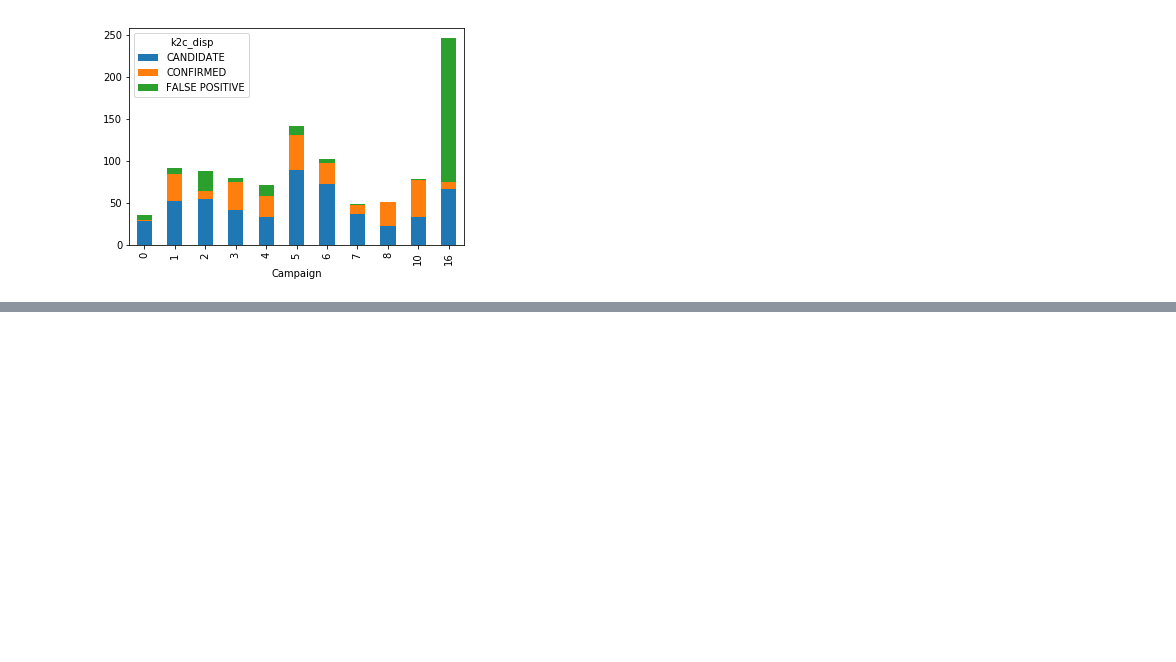
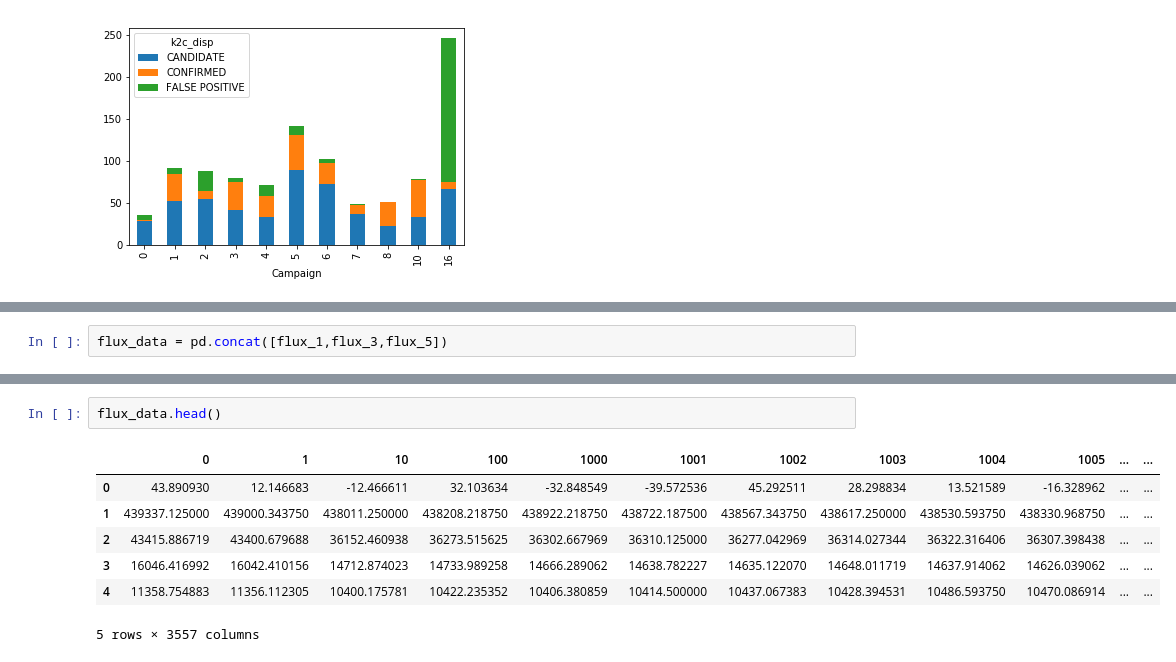
Before and after one commit to alexkapele/exoplanet-exploration, a Jupyter notebook: exoplanet_exploration.ipynb, the cells around one changed output, grey strips where cells are left out. Drawn from its saved outputs; the diff is of its cells as text; blank space fills up the shorter version.

```diff
--- a/exoplanet_exploration.ipynb
+++ b/exoplanet_exploration.ipynb
@@ -248,0 +284,2 @@ flux_len_3 = flux_3.loc[labels_3.index[labels_3['label']==1]].count(axis=1)
+# %%
+flux_data = pd.concat([flux_1,flux_3,flux_5])
@@ -253,0 +299,10 @@ plt.show()
+# %%
+flux_data.head()
+# %% [output]
+|  | 0 | 1 | 10 | 100 | 1000 | 1001 | 1002 | 1003 | 1004 | 1005 | ... | ... |
+| 0 | 43.890930 | 12.146683 | -12.466611 | 32.103634 | -32.848549 | -39.572536 | 45.292511 | 28.298834 | 13.521589 | -16.328962 | ... | ... |
+| 1 | 439337.125000 | 439000.343750 | 438011.250000 | 438208.218750 | 438922.218750 | 438722.187500 | 438567.343750 | 438617.250000 | 438530.593750 | 438330.968750 | ... | ... |
+| 2 | 43415.886719 | 43400.679688 | 36152.460938 | 36273.515625 | 36302.667969 | 36310.125000 | 36277.042969 | 36314.027344 | 36322.316406 | 36307.398438 | ... | ... |
+| 3 | 16046.416992 | 16042.410156 | 14712.874023 | 14733.989258 | 14666.289062 | 14638.782227 | 14635.122070 | 14648.011719 | 14637.914062 | 14626.039062 | ... | ... |
+| 4 | 11358.754883 | 11356.112305 | 10400.175781 | 10422.235352 | 10406.380859 | 10414.500000 | 10437.067383 | 10428.394531 | 10486.593750 | 10470.086914 | ... | ... |
+5 rows × 3557 columns
```
Also changed, not shown: parts of 6 cells of this notebook.
